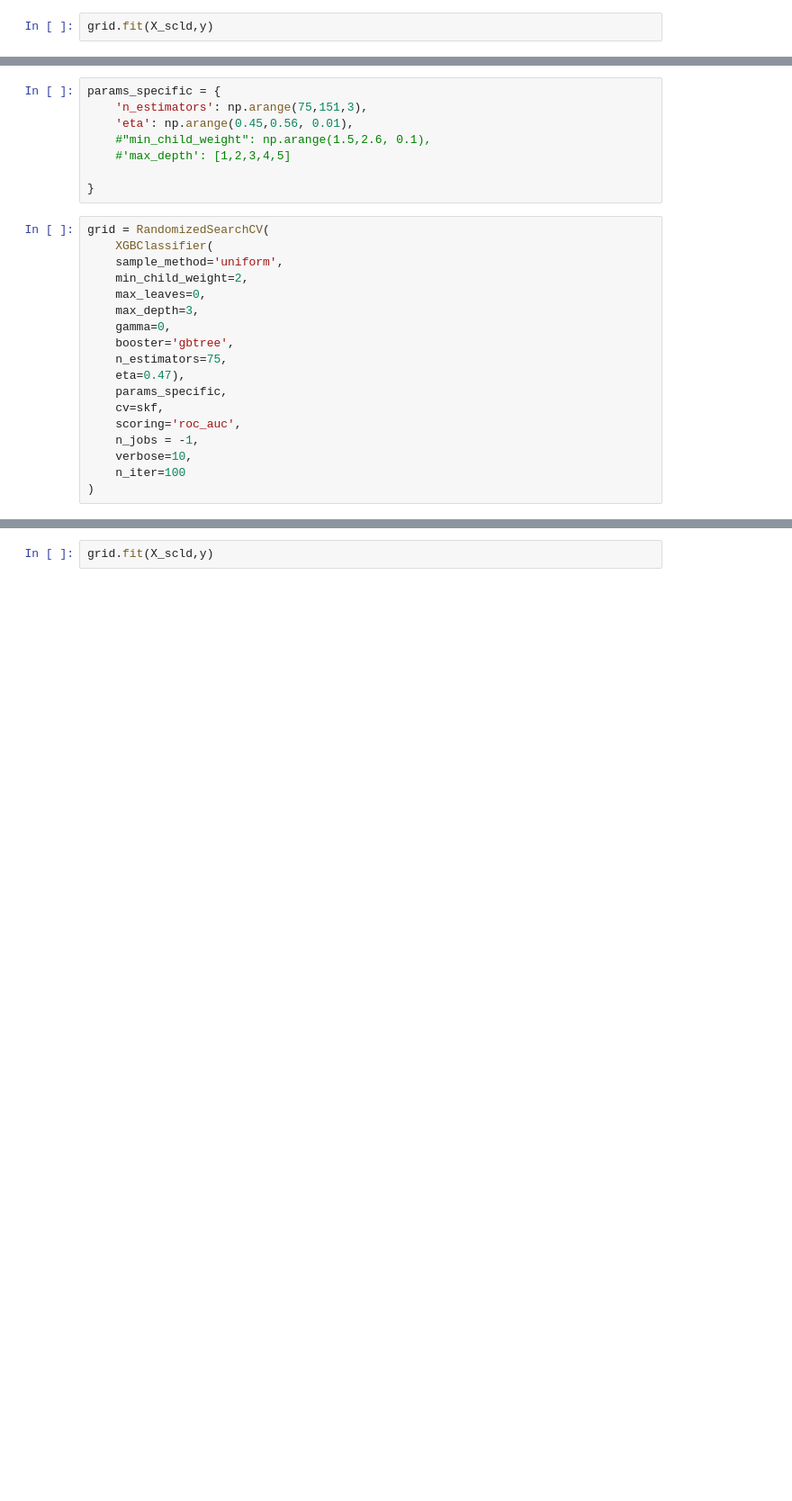
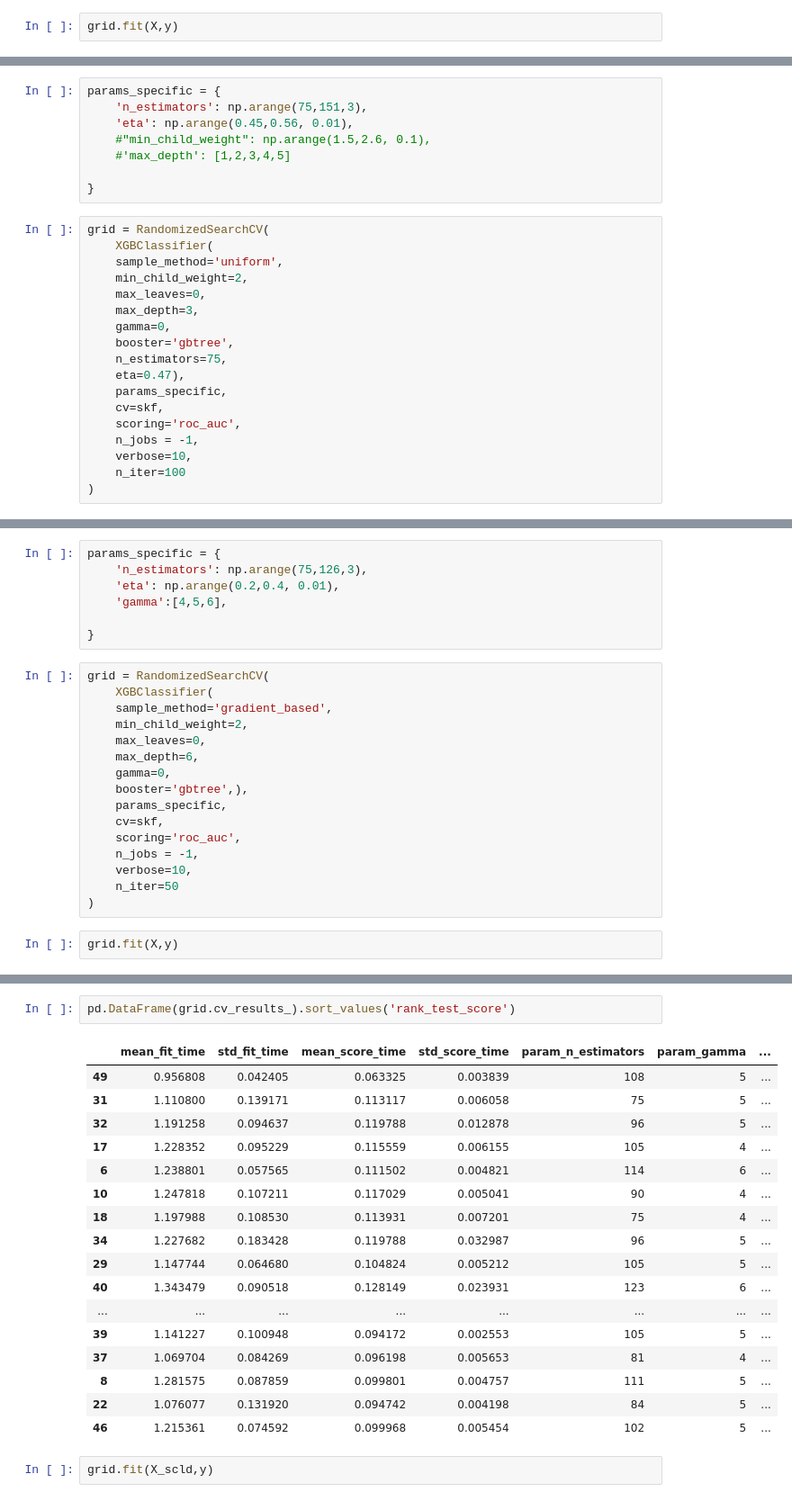
Before and after one commit to marcgloaguen/playgroundseries_s4e1, a Jupyter notebook: GridSearch/XGBoost.ipynb, the cells around one changed output, grey strips where cells are left out. Shown at 90% size. Cells and saved outputs as stored; diff of their text form; blank space fills up the shorter version.

```diff
--- a/GridSearch/XGBoost.ipynb
+++ b/GridSearch/XGBoost.ipynb
@@ -56,7 +108,7 @@ grid = RandomizedSearchCV(
     n_iter=50,
 )
 # %%
-grid.fit(X_scld,y)
+grid.fit(X,y)
 # %% [output]
 Fitting 4 folds for each of 50 candidates, totalling 200 fits
 Parameters: { "sample_method" } are not used.
@@ -122,0 +184,25 @@ grid = RandomizedSearchCV(
+# %%
+params_specific = {
+    'n_estimators': np.arange(75,126,3),
+    'eta': np.arange(0.2,0.4, 0.01),
+    'gamma':[4,5,6],
+
+}
+# %%
+grid = RandomizedSearchCV(
+    XGBClassifier(
+    sample_method='gradient_based',
+    min_child_weight=2,
+    max_leaves=0,
+    max_depth=6,
+    gamma=0,
+    booster='gbtree',),
+    params_specific,
+    cv=skf,
+    scoring='roc_auc',
+    n_jobs = -1,
+    verbose=10,
+    n_iter=50
+)
+# %%
+grid.fit(X,y)
@@ -131,3 +239,23 @@ grid.best_score_
+# %%
+pd.DataFrame(grid.cv_results_).sort_values('rank_test_score')
+# %% [output]
+|  | mean_fit_time | std_fit_time | mean_score_time | std_score_time | param_n_estimators | param_gamma | ... |
+| 49 | 0.956808 | 0.042405 | 0.063325 | 0.003839 | 108 | 5 | ... |
+| 31 | 1.110800 | 0.139171 | 0.113117 | 0.006058 | 75 | 5 | ... |
+| 32 | 1.191258 | 0.094637 | 0.119788 | 0.012878 | 96 | 5 | ... |
+| 17 | 1.228352 | 0.095229 | 0.115559 | 0.006155 | 105 | 4 | ... |
+| 6 | 1.238801 | 0.057565 | 0.111502 | 0.004821 | 114 | 6 | ... |
+| 10 | 1.247818 | 0.107211 | 0.117029 | 0.005041 | 90 | 4 | ... |
+| 18 | 1.197988 | 0.108530 | 0.113931 | 0.007201 | 75 | 4 | ... |
+| 34 | 1.227682 | 0.183428 | 0.119788 | 0.032987 | 96 | 5 | ... |
+| 29 | 1.147744 | 0.064680 | 0.104824 | 0.005212 | 105 | 5 | ... |
+| 40 | 1.343479 | 0.090518 | 0.128149 | 0.023931 | 123 | 6 | ... |
+| ... | ... | ... | ... | ... | ... | ... | ... |
+| 39 | 1.141227 | 0.100948 | 0.094172 | 0.002553 | 105 | 5 | ... |
+| 37 | 1.069704 | 0.084269 | 0.096198 | 0.005653 | 81 | 4 | ... |
+| 8 | 1.281575 | 0.087859 | 0.099801 | 0.004757 | 111 | 5 | ... |
+| 22 | 1.076077 | 0.131920 | 0.094742 | 0.004198 | 84 | 5 | ... |
+| 46 | 1.215361 | 0.074592 | 0.099968 | 0.005454 | 102 | 5 | ... |
 # %%
 grid.fit(X_scld,y)
 # %% [output]
```
Also changed, not shown: parts of 24 cells of this notebook.
